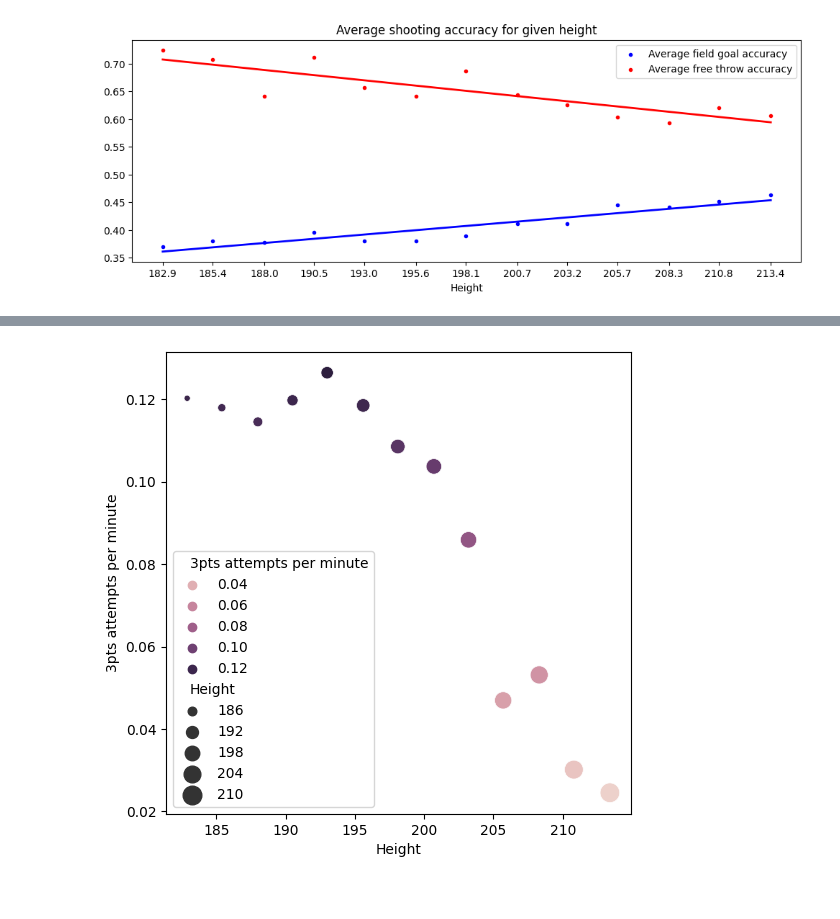
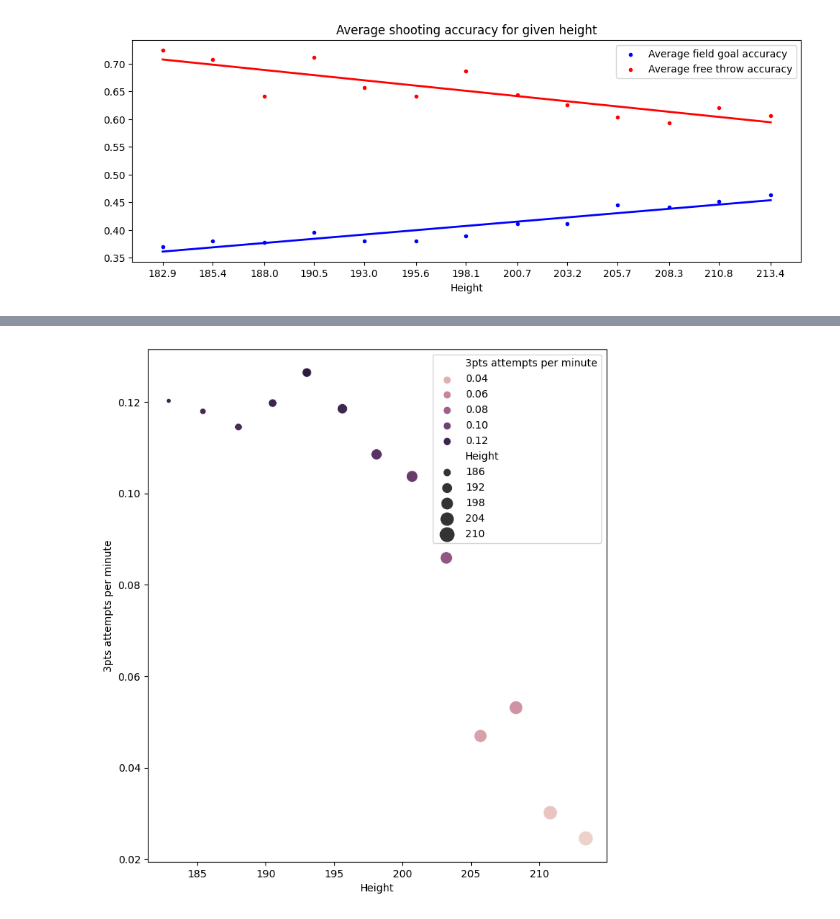
Before and after one commit to Marcin27141/NbaDataAnalysis, a Jupyter notebook: MultipleSeasons.ipynb, the cells around one changed output, grey strips where cells are left out. Cells and saved outputs as stored; diff of their text form; code cells hidden in the pictures.

```diff
--- a/MultipleSeasons.ipynb
+++ b/MultipleSeasons.ipynb
@@ -161,4 +153,4 @@ Przy opracowywaniu wyników komórki będą korzystać z poniżej funkcji get_no
 # %%
-def get_normalized_dataframe(dframe, minimum = 100):
+def get_normalized_dataframe(dframe, minimum = 50):
     mask = dframe.count() <= minimum
     return dframe.drop(columns=dframe.columns[mask])
@@ -1093,25 +844,19 @@ plt.show()
 # %%
-#fig, ax = plt.subplots(figsize=(12,4))
-
 three_pointers_attempts_to_height = pd.pivot_table(all_seasons_per_minute, values='3PA', index='Player', columns='HT')
 three_pointers_attempts_to_height = get_normalized_dataframe(three_pointers_attempts_to_height).mean()
 three_pointers_attempts_to_height = pd.DataFrame(three_pointers_attempts_to_height, columns=['3pts attempts per minute'])
 three_pointers_attempts_to_height.index.name = 'Height'
 
-"""ax.plot(three_pointers_attempts_to_height.index, three_pointers_attempts_to_height.values,  marker='.')
-ax.set_title('Average 3-pointers attempts for given height')
-ax.set_xlabel('Height')
-ax.set_xticks(three_pointers_attempts_to_height.index)"""
-
-plt.figure(figsize=(6,6))
+plt.figure(figsize=(8,9))
 sns.scatterplot(
     x='Height',
     y="3pts attempts per minute",
     data=three_pointers_attempts_to_height,
     hue="3pts attempts per minute",
     size='Height',
     sizes=(20, 200),
 )
+plt.legend(loc='upper right')
 plt.show()
 # %% [output]
-[figure, old version]
+[figure, new version]
```
Also changed, not shown: parts of 110 cells of this notebook.
